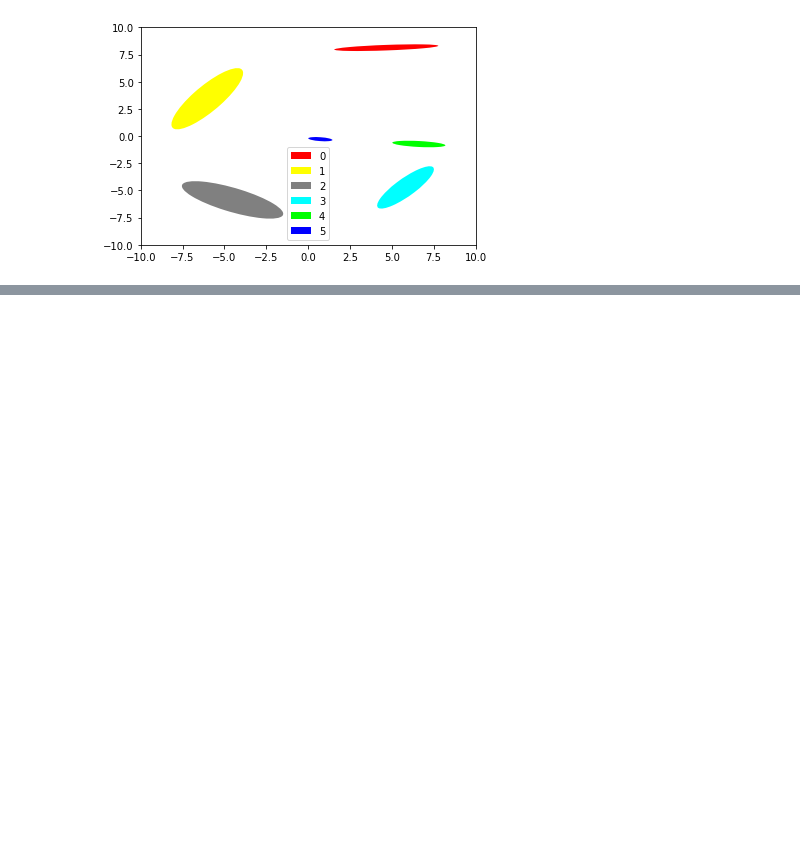
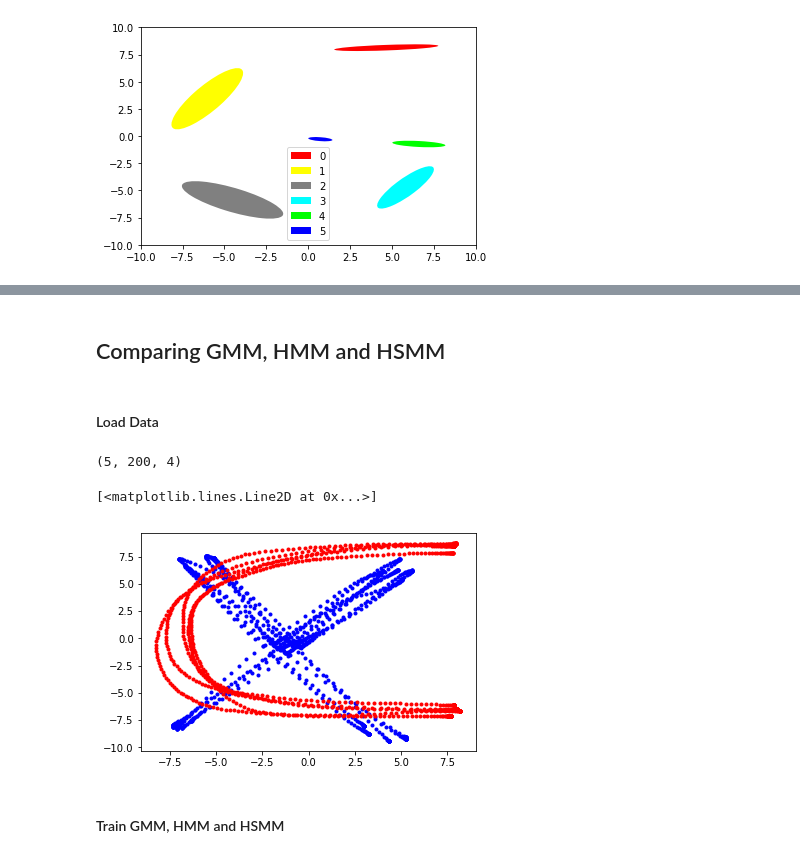
Before and after one commit to fabienjammes/ee613-python, a Jupyter notebook: python notebooks/HSMM.ipynb, the cells around one changed output, grey strips where cells are left out. Saved outputs shown, nothing was run; the diff lists cells and outputs as text; code cells hidden in the pictures; blank space fills up the shorter version.

```diff
--- a/python notebooks/HSMM.ipynb
+++ b/python notebooks/HSMM.ipynb
@@ -415,0 +493,22 @@ class HSMM(HMM):
+# %% [markdown]
+## Comparing GMM, HMM and HSMM
+# %% [markdown]
+#### Load Data
+# %%
+ROOT = 'python_data/2Dletters/'
+data_in = np.load(ROOT + 'X.npy')[:5].transpose([0,2,1])
+#data_in = np.random.randn(5,200,2)
+data_out = np.load(ROOT + 'C.npy')[:5].transpose([0,2,1])
+data = np.concatenate([data_in,data_out],axis=2)
+print data.shape
+#construct the output Y by concatenating all demonstrations
+Y = np.concatenate(data,axis=0)
+
+plt.plot(Y[:,0], Y[:,1],'.b')
+plt.plot(Y[:,2], Y[:,3],'.r')
+# %% [output]
+(5, 200, 4)
+[<matplotlib.lines.Line2D at 0x...>]
+[figure, added]
+# %% [markdown]
+#### Train GMM, HMM and HSMM
```
Also changed, not shown: parts of 45 cells of this notebook, 1 other file.
